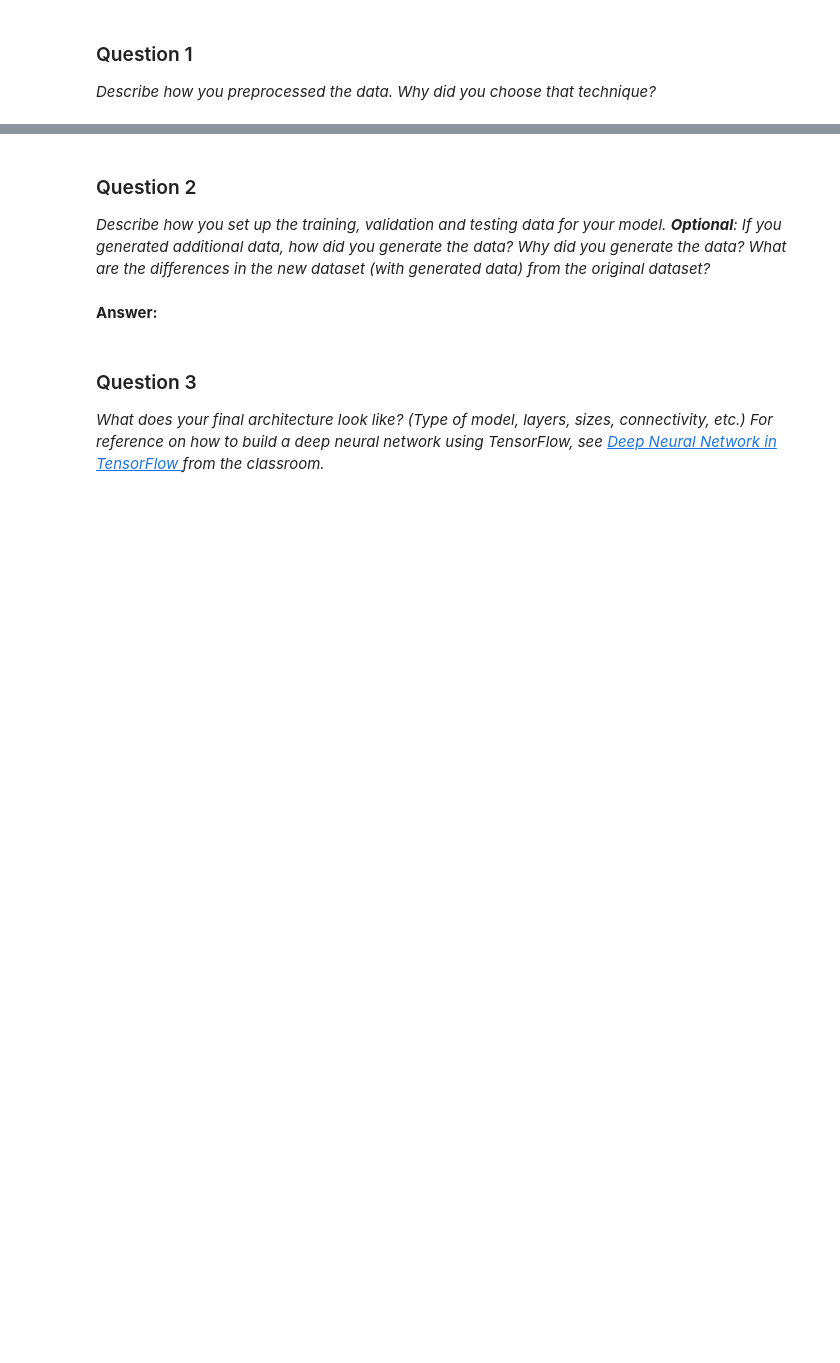
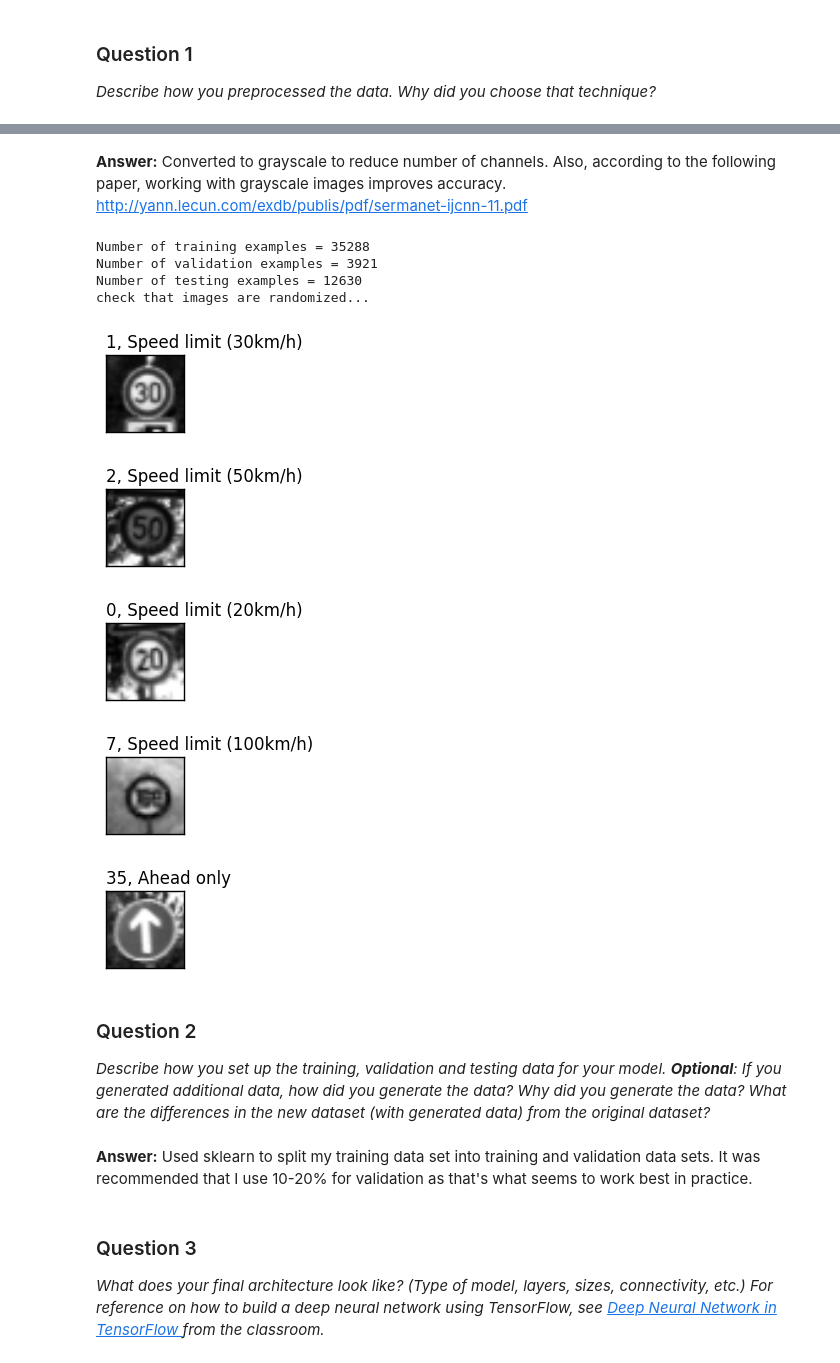
Before and after one commit to SamSamskies/CarND-Traffic-Sign-Classifier-Project, a Jupyter notebook: Traffic_Sign_Classifier.ipynb, the cells around one changed output, grey strips where cells are left out. Drawn from its saved outputs; the diff is of its cells as text; code cells hidden in the pictures; blank space fills up the shorter version.

```diff
--- a/Traffic_Sign_Classifier.ipynb
+++ b/Traffic_Sign_Classifier.ipynb
@@ -149,6 +158,47 @@ _Describe how you preprocessed the data. Why did you choose that technique?_
+# %% [markdown]
+**Answer:** Converted to grayscale to reduce number of channels. Also, according to the following paper, working with grayscale images improves accuracy. http://yann.lecun.com/exdb/publis/pdf/sermanet-ijcnn-11.pdf
+# %%
+### Generate data additional data (OPTIONAL!)
+### and split the data into training/validation/testing sets here.
+### Feel free to use as many code cells as needed.
+from sklearn.model_selection import train_test_split
+
+X_train, X_validation, y_train, y_validation = train_test_split(X_train, y_train, test_size=0.10, random_state=42)
+
+print("Number of training examples =", len(X_train))
+print("Number of validation examples =", len(X_validation))
+print("Number of testing examples =", len(X_test))
+
+print('check that images are randomized...')
+for index in range(5):
+    image = np.reshape(X_train[index], (32, 32))
+
+    fig = plt.figure(figsize=(1,1))
+    plt.tick_params(
+        axis='both',
+        which='both',
+        bottom='off',
+        top='off',
+        labelbottom='off',
+        right='off',
+        left='off',
+        labelleft='off')
+    id = str(y_train[index])
+    plt.title('{}, {}'.format(id, signnames_dict[id]), loc='left')
+    plt.imshow(image, cmap='gray')
+
+# jitter images?
+# %% [output]
+Number of training examples = 35288
+Number of validation examples = 3921
+Number of testing examples = 12630
+check that images are randomized...
+[figure, added]
+[figure, added]
+[figure, added]
+[figure, added]
+[figure, added]
 # %% [markdown]
 ### Question 2
 
 _Describe how you set up the training, validation and testing data for your model. **Optional**: If you generated additional data, how did you generate the data? Why did you generate the data? What are the differences in the new dataset (with generated data) from the original dataset?_
-# %% [markdown]
-**Answer:**
@@ -157,0 +205,2 @@ _Describe how you set up the training, validation and testing data for your mode
+# %% [markdown]
+**Answer:** Used sklearn to split my training data set into training and validation data sets. It was recommended that I use 10-20% for validation as that's what seems to work best in practice.
```
Also changed, not shown: parts of 13 cells of this notebook.
